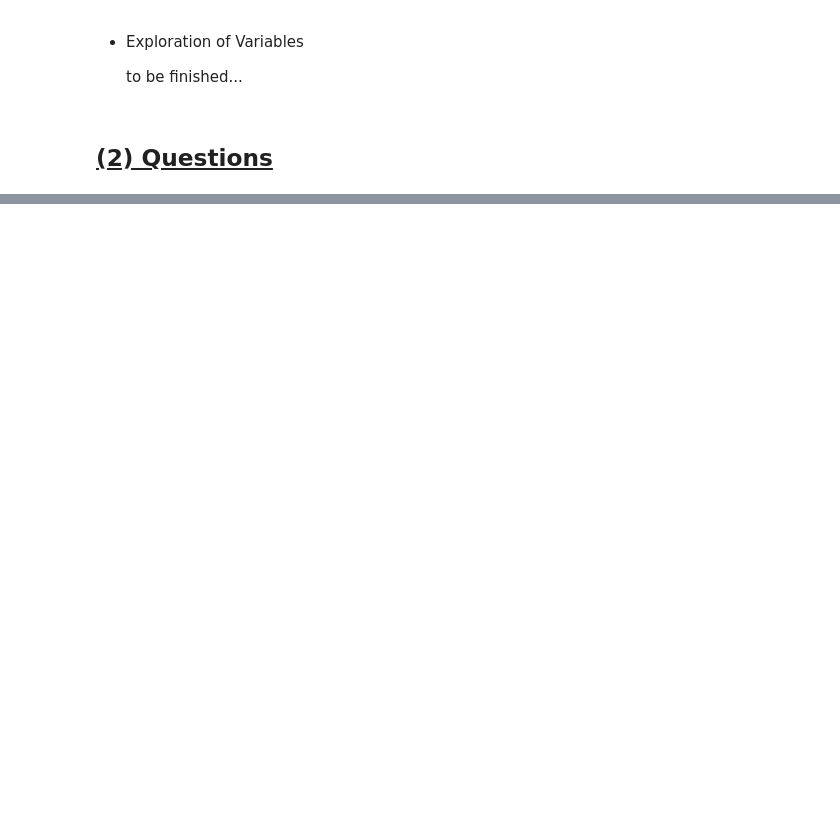
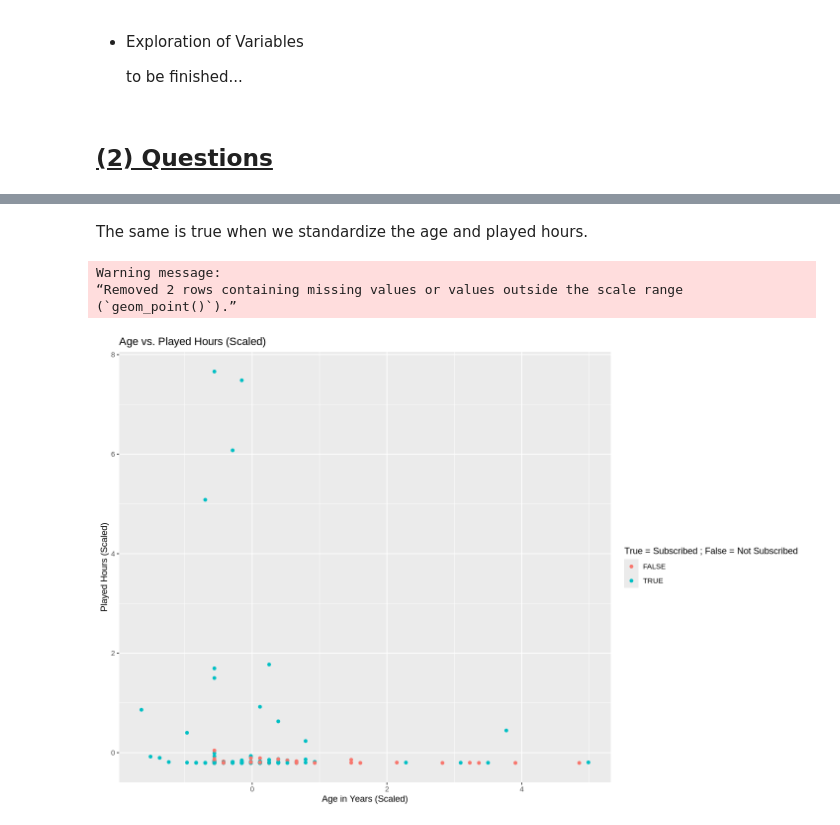
Before and after one commit to charlizechan/dsci100_project, a Jupyter notebook: dsci100_indv.ipynb, the cells around one changed output, grey strips where cells are left out. Saved outputs shown, nothing was run; the diff lists cells and outputs as text; code cells hidden in the pictures; blank space fills up the shorter version.

```diff
--- a/dsci100_indv.ipynb
+++ b/dsci100_indv.ipynb
@@ -293,0 +361,25 @@ A tibble: 6 × 7
+# %% [markdown]
+The same is true when we standardize the age and played hours.
+# %%
+# Scaled one:
+options(repr.plot.width = 12, repr.plot.height = 8)
+
+SE_recipe <- recipe(subscribe ~ Age + played_hours, data = players_data)|>
+step_scale(all_predictors())|>
+step_center(all_predictors())|>
+prep()
+
+scaled_players <- bake(SE_recipe, players_data)
+
+Sage_vs_playedhours <- scaled_players |>
+ggplot( aes(x= Age, y= played_hours, color = subscribe) ) +
+geom_point()+
+labs(x= "Age in Years (Scaled)", y= "Played Hours (Scaled)", color = "True = Subscribed ; False = Not Subscribed" ) +
+ggtitle("Age vs. Played Hours (Scaled)")
+
+Sage_vs_playedhours
+# %% [output]
+Warning message:
+“Removed 2 rows containing missing values or values outside the scale range
+(`geom_point()`).”
+[figure, added]
```
Also changed, not shown: parts of 15 cells of this notebook.
